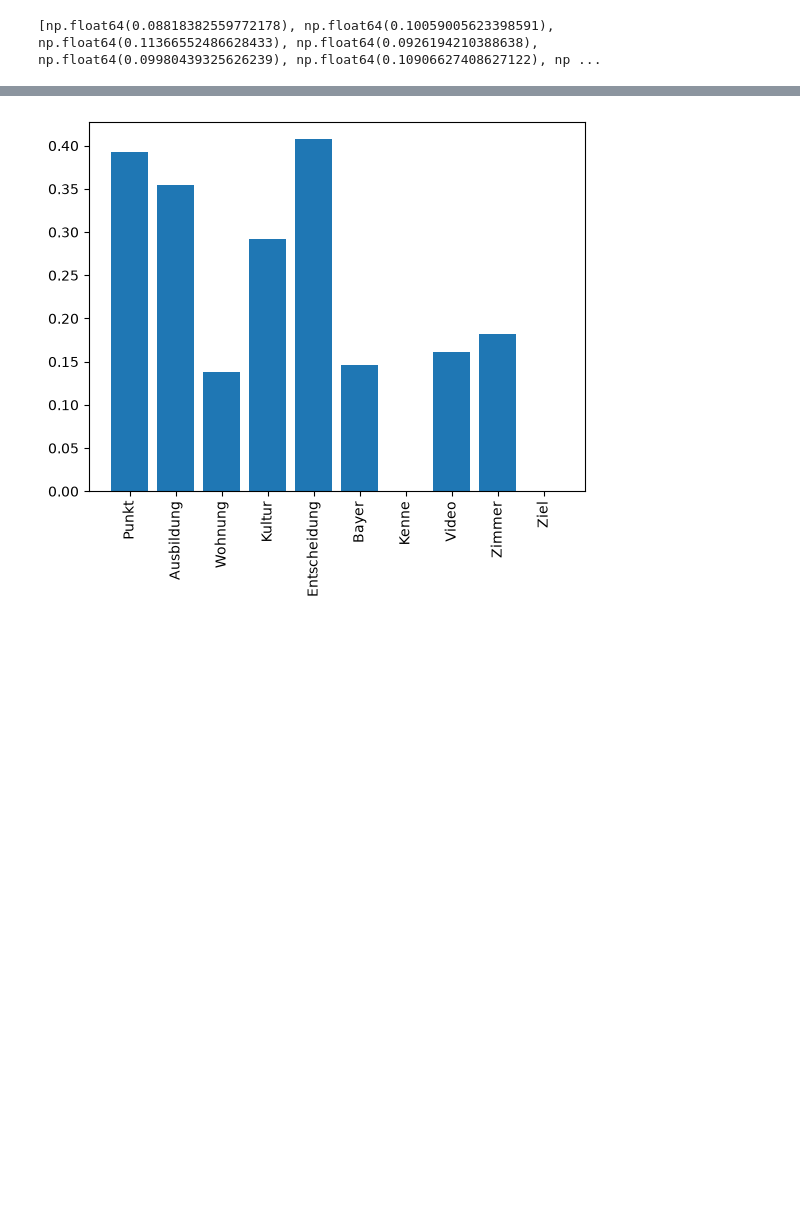
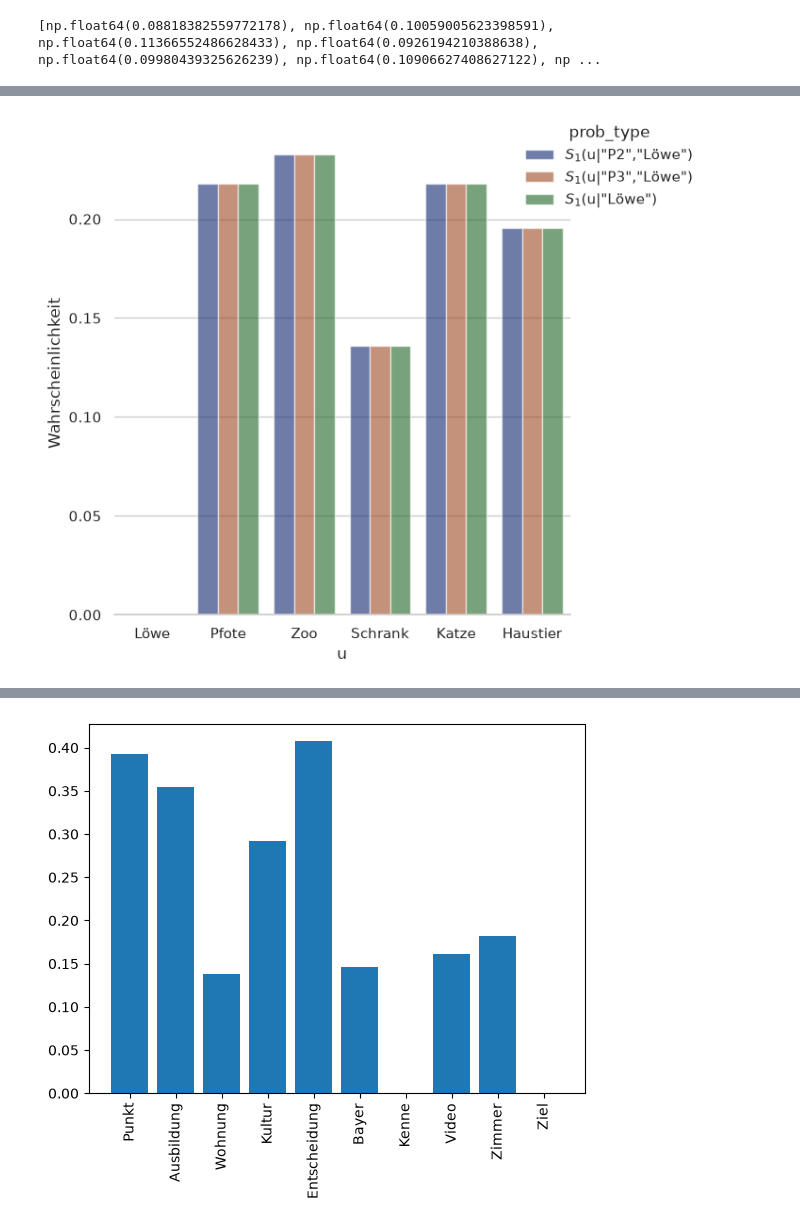
Before and after one commit to hgroener/imposter_RSA, a Jupyter notebook: notebooks/model.ipynb, the cells around one changed output, grey strips where cells are left out. Drawn from its saved outputs; the diff is of its cells as text; code cells hidden in the pictures; blank space fills up the shorter version.

```diff
--- a/notebooks/model.ipynb
+++ b/notebooks/model.ipynb
@@ -229,6 +232,7 @@ Haustier 0.10560712431289918
 - folgt Ähnlichkeit
 # %%
 for u in gs.V:
+    i_prob =  a1.L0_a(u, ("P1",gs.TARGET))
     print(u, a1.L0_a(u, ("P1",gs.TARGET)))
 # %% [output]
 Löwe 1.0
@@ -252,5 +256,6 @@ Haustier 0.3878710614523489
 - ABER: selbst für ähnlichstes Wort > 50%
 # %%
 for u in gs.V:
-    print(u, a1.utility(u, "P3", gs.TARGET, adversarial=True), u, a1.utility(u, "P3", gs.TARGET, adversarial=False))
+    util = a1.utility(u, "P3", gs.TARGET, adversarial=True)
+    print(u, util)
 # %% [output]
@@ -331,6 +326,15 @@ Zoo 0.24322244222051514
 Schrank 0.14627614923742935
 Katze 0.1482718698289584
 Haustier 0.21431871622301804
+# %%
+word_rows_certain = []
+for u in gs.V:
+    s1_prob_p2 = a1.S1_i_t(u, "P2", gs.TARGET, adversarial=True)
+    s1_prob_p3 = a1.S1_i_t(u, "P3", gs.TARGET, adversarial=True)
+    s1_prob_certain = a1.S1_certain(u, gs.TARGET)
+    for prob_name, prob in zip(["S1_p2", "S1_p3", "S1_certain"], [s1_prob_p2, s1_prob_p3, s1_prob_certain]):
+        row_dic = {"word": u, "prob_type": prob_name, "prob": prob}
+        word_rows_certain.append(row_dic)
 # %% [markdown]
 3 Szenarien:
 
@@ -370,0 +411,24 @@ print(output_ps_2)
+# %%
+def create_S_diagram(word_rows, output_file="../output/plots/S_plot.png"):
+    sns.set_theme(style="whitegrid")
+
+    # Draw a nested barplot by species and sex
+    g = sns.catplot(
+        data=pd.DataFrame(word_rows_certain), kind="bar",
+        x="word", y="prob", hue="prob_type",
+        palette="dark", alpha=.6, height=6
+    )#
+    g.despine(left=True)
+    g.set_axis_labels("u", "Wahrscheinlichkeit")
+    #g.legend.set_title("")
+    new_labels = ['$S_{1}$(u|"P2","Löwe")', '$S_{1}$(u|"P3","Löwe")', '$S_{1}$(u|"Löwe")']
+    for t, l in zip(g._legend.texts, new_labels):
+        t.set_text(l)
+    sns.move_legend(g, "upper right")
+    fig = g.fig
+    fig.savefig(output_file)
+    return
+
+create_S_diagram(word_rows_certain)
+# %% [output]
+[figure, added]
```
Also changed, not shown: parts of 11 cells of this notebook, 16 other files.
